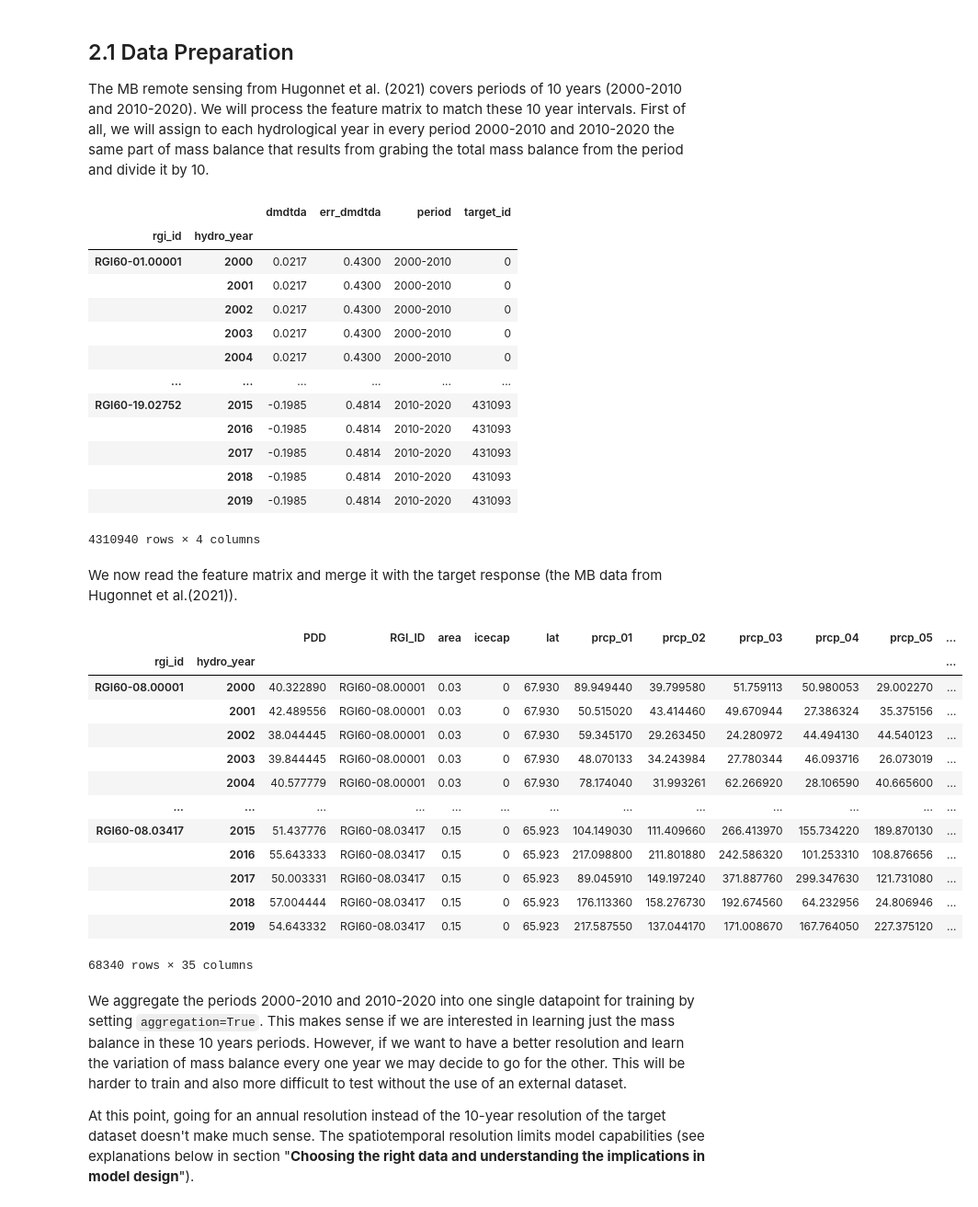
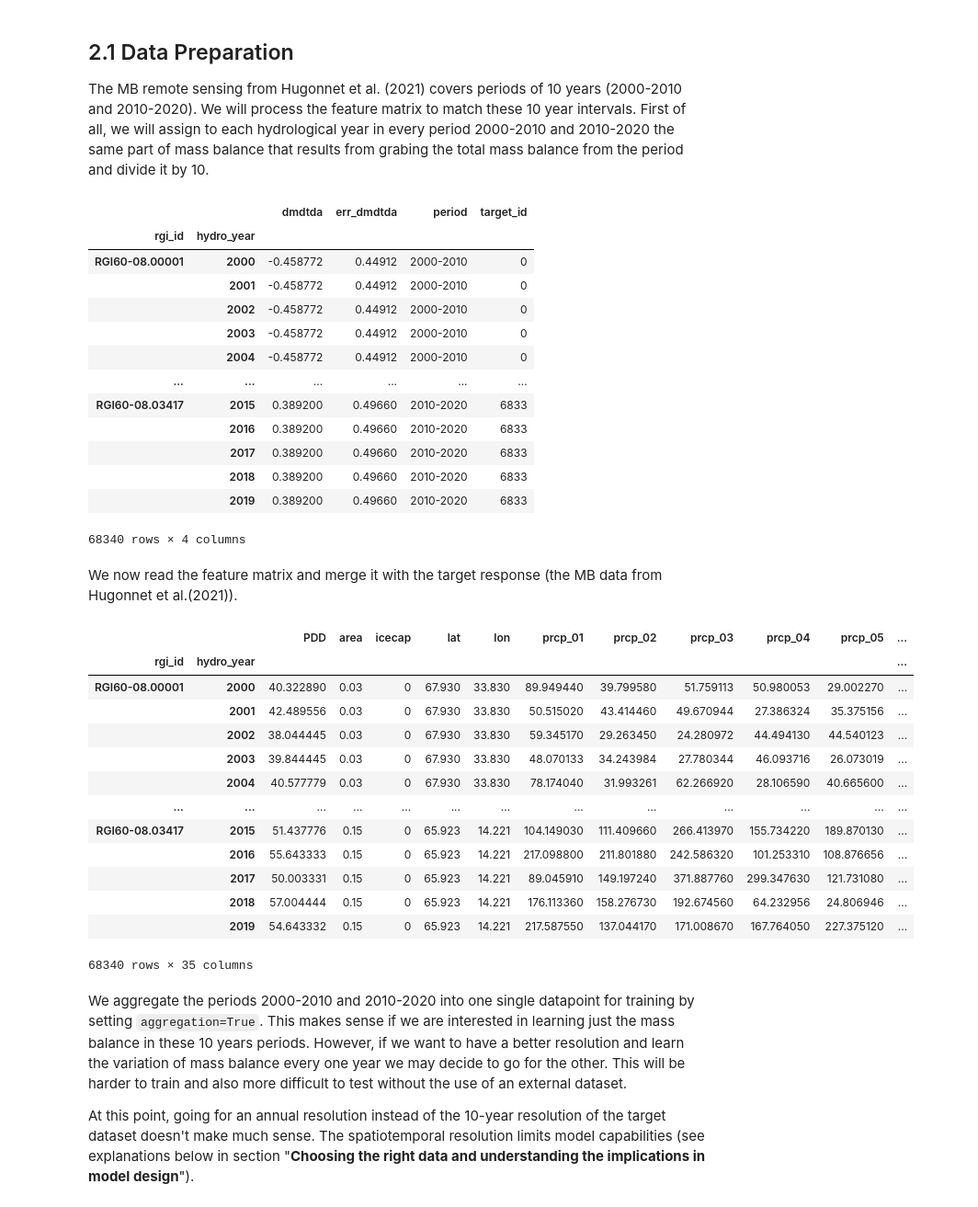
Before and after one commit to Machine-Learning-in-Glaciology-Workshop/Project_MB_Regression, a Jupyter notebook: 2_Data_exploration.ipynb, the cells around one changed output. Shown: that part at 92% size. Cells and saved outputs as stored; diff of their text form; code cells hidden in the pictures.

```diff
--- a/2_Data_exploration.ipynb
+++ b/2_Data_exploration.ipynb
@@ -17,7 +17,8 @@ import matplotlib.pyplot as plt
 
 The MB remote sensing from Hugonnet et al. (2021) covers periods of 10 years (2000-2010 and 2010-2020). We will process the feature matrix to match these 10 year intervals. First of all, we will assign to each hydrological year in every period 2000-2010 and 2010-2020 the same part of mass balance that results from grabing the total mass balance from the period and divide it by 10.
 # %%
-df_target = pd.read_csv('Data/mb_df.csv')
+#df_target = pd.read_csv('Data/mb_df.csv')
+df_target = pd.read_csv('/home/jovyan/shared/glacier-ml-2022/Mass_Balance_ML_Modelling/Data/mb_df.csv')
 
 # Restrict to the two target peroids we have for training
 df_target = df_target.replace({'2000-01-01_2010-01-01': '2000-2010',
@@ -43,37 +44,38 @@ df_target
 # %% [output]
 |  |  | dmdtda | err_dmdtda | period | target_id |
 | rgi_id | hydro_year |  |  |  |  |
-| RGI60-01.00001 | 2000 | 0.0217 | 0.4300 | 2000-2010 | 0 |
-|  | 2001 | 0.0217 | 0.4300 | 2000-2010 | 0 |
-|  | 2002 | 0.0217 | 0.4300 | 2000-2010 | 0 |
-|  | 2003 | 0.0217 | 0.4300 | 2000-2010 | 0 |
-|  | 2004 | 0.0217 | 0.4300 | 2000-2010 | 0 |
+| RGI60-08.00001 | 2000 | -0.458772 | 0.44912 | 2000-2010 | 0 |
+|  | 2001 | -0.458772 | 0.44912 | 2000-2010 | 0 |
+|  | 2002 | -0.458772 | 0.44912 | 2000-2010 | 0 |
+|  | 2003 | -0.458772 | 0.44912 | 2000-2010 | 0 |
+|  | 2004 | -0.458772 | 0.44912 | 2000-2010 | 0 |
 | ... | ... | ... | ... | ... | ... |
-| RGI60-19.02752 | 2015 | -0.1985 | 0.4814 | 2010-2020 | 431093 |
-|  | 2016 | -0.1985 | 0.4814 | 2010-2020 | 431093 |
-|  | 2017 | -0.1985 | 0.4814 | 2010-2020 | 431093 |
-|  | 2018 | -0.1985 | 0.4814 | 2010-2020 | 431093 |
-|  | 2019 | -0.1985 | 0.4814 | 2010-2020 | 431093 |
+| RGI60-08.03417 | 2015 | 0.389200 | 0.49660 | 2010-2020 | 6833 |
+|  | 2016 | 0.389200 | 0.49660 | 2010-2020 | 6833 |
+|  | 2017 | 0.389200 | 0.49660 | 2010-2020 | 6833 |
+|  | 2018 | 0.389200 | 0.49660 | 2010-2020 | 6833 |
+|  | 2019 | 0.389200 | 0.49660 | 2010-2020 | 6833 |
-4310940 rows × 4 columns
+68340 rows × 4 columns
 # %% [markdown]
 We now read the feature matrix and merge it with the target response (the MB data from Hugonnet et al.(2021)).
 # %%
-df_features = pd.read_csv('Data/training_df.csv', index_col=['rgi_id', 'hydro_year'])
+#df_features = pd.read_csv('Data/training_df.csv', index_col=['rgi_id', 'hydro_year'])
+df_features = pd.read_csv('/home/jovyan/shared/glacier-ml-2022/Mass_Balance_ML_Modelling/Data/training_df.csv', index_col=['rgi_id', 'hydro_year'])
 df_features
 # %% [output]
-|  |  | PDD | RGI_ID | area | icecap | lat | prcp_01 | prcp_02 | prcp_03 | prcp_04 | prcp_05 | ... |
+|  |  | PDD | area | icecap | lat | lon | prcp_01 | prcp_02 | prcp_03 | prcp_04 | prcp_05 | ... |
 | rgi_id | hydro_year |  |  |  |  |  |  |  |  |  |  | ... |
-| RGI60-08.00001 | 2000 | 40.322890 | RGI60-08.00001 | 0.03 | 0 | 67.930 | 89.949440 | 39.799580 | 51.759113 | 50.980053 | 29.002270 | ... |
-|  | 2001 | 42.489556 | RGI60-08.00001 | 0.03 | 0 | 67.930 | 50.515020 | 43.414460 | 49.670944 | 27.386324 | 35.375156 | ... |
-|  | 2002 | 38.044445 | RGI60-08.00001 | 0.03 | 0 | 67.930 | 59.345170 | 29.263450 | 24.280972 | 44.494130 | 44.540123 | ... |
-|  | 2003 | 39.844445 | RGI60-08.00001 | 0.03 | 0 | 67.930 | 48.070133 | 34.243984 | 27.780344 | 46.093716 | 26.073019 | ... |
-|  | 2004 | 40.577779 | RGI60-08.00001 | 0.03 | 0 | 67.930 | 78.174040 | 31.993261 | 62.266920 | 28.106590 | 40.665600 | ... |
+| RGI60-08.00001 | 2000 | 40.322890 | 0.03 | 0 | 67.930 | 33.830 | 89.949440 | 39.799580 | 51.759113 | 50.980053 | 29.002270 | ... |
+|  | 2001 | 42.489556 | 0.03 | 0 | 67.930 | 33.830 | 50.515020 | 43.414460 | 49.670944 | 27.386324 | 35.375156 | ... |
+|  | 2002 | 38.044445 | 0.03 | 0 | 67.930 | 33.830 | 59.345170 | 29.263450 | 24.280972 | 44.494130 | 44.540123 | ... |
+|  | 2003 | 39.844445 | 0.03 | 0 | 67.930 | 33.830 | 48.070133 | 34.243984 | 27.780344 | 46.093716 | 26.073019 | ... |
+|  | 2004 | 40.577779 | 0.03 | 0 | 67.930 | 33.830 | 78.174040 | 31.993261 | 62.266920 | 28.106590 | 40.665600 | ... |
 | ... | ... | ... | ... | ... | ... | ... | ... | ... | ... | ... | ... | ... |
-| RGI60-08.03417 | 2015 | 51.437776 | RGI60-08.03417 | 0.15 | 0 | 65.923 | 104.149030 | 111.409660 | 266.413970 | 155.734220 | 189.870130 | ... |
-|  | 2016 | 55.643333 | RGI60-08.03417 | 0.15 | 0 | 65.923 | 217.098800 | 211.801880 | 242.586320 | 101.253310 | 108.876656 | ... |
-|  | 2017 | 50.003331 | RGI60-08.03417 | 0.15 | 0 | 65.923 | 89.045910 | 149.197240 | 371.887760 | 299.347630 | 121.731080 | ... |
-|  | 2018 | 57.004444 | RGI60-08.03417 | 0.15 | 0 | 65.923 | 176.113360 | 158.276730 | 192.674560 | 64.232956 | 24.806946 | ... |
-|  | 2019 | 54.643332 | RGI60-08.03417 | 0.15 | 0 | 65.923 | 217.587550 | 137.044170 | 171.008670 | 167.764050 | 227.375120 | ... |
+| RGI60-08.03417 | 2015 | 51.437776 | 0.15 | 0 | 65.923 | 14.221 | 104.149030 | 111.409660 | 266.413970 | 155.734220 | 189.870130 | ... |
+|  | 2016 | 55.643333 | 0.15 | 0 | 65.923 | 14.221 | 217.098800 | 211.801880 | 242.586320 | 101.253310 | 108.876656 | ... |
+|  | 2017 | 50.003331 | 0.15 | 0 | 65.923 | 14.221 | 89.045910 | 149.197240 | 371.887760 | 299.347630 | 121.731080 | ... |
+|  | 2018 | 57.004444 | 0.15 | 0 | 65.923 | 14.221 | 176.113360 | 158.276730 | 192.674560 | 64.232956 | 24.806946 | ... |
+|  | 2019 | 54.643332 | 0.15 | 0 | 65.923 | 14.221 | 217.587550 | 137.044170 | 171.008670 | 167.764050 | 227.375120 | ... |
 68340 rows × 35 columns
 # %% [markdown]
 We aggregate the periods 2000-2010 and 2010-2020 into one single datapoint for training by setting `aggregation=True`. This makes sense if we are interested in learning just the mass balance in these 10 years periods. However, if we want to have a better resolution and learn the variation of mass balance every one year we may decide to go for the other. This will be harder to train and also more difficult to test without the use of an external dataset.
```
Also changed, not shown: parts of 5 cells of this notebook.
